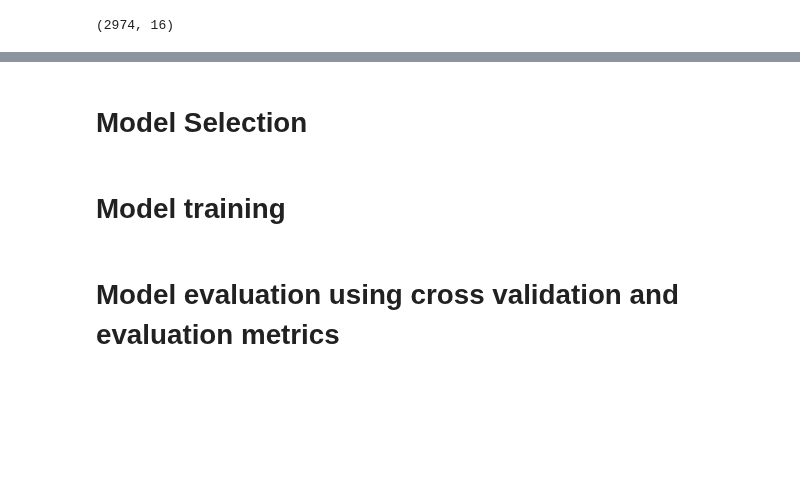
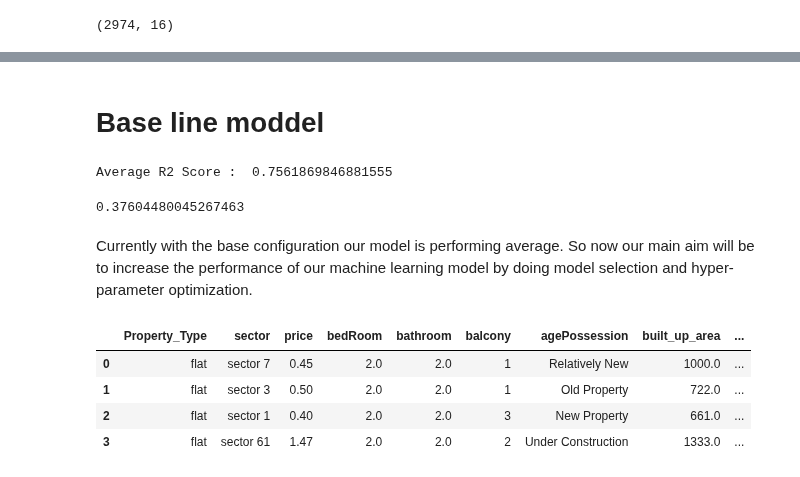
Before and after one commit to yuvraaj2002/AI_Projects, a Jupyter notebook: Find_Home.AI/Notebook_And_Dataset/Model_Building.ipynb, the cells around one changed output, grey strips where cells are left out. Cells and saved outputs as stored; diff of their text form; code cells hidden in the pictures; blank space fills up the shorter version.

Commit message:
Trained a base model and completed feature selection

```diff
--- a/Find_Home.AI/Notebook_And_Dataset/Model_Building.ipynb
+++ b/Find_Home.AI/Notebook_And_Dataset/Model_Building.ipynb
@@ -65,6 +65,9 @@ df['floor_category'] = df['floorNum'].apply(Discretize_floorNum)
 # %%
 # Removing features as they are now of no use
 df.drop(['floorNum','luxury_score'],axis=1,inplace=True)
+# %%
+# Let's save the copy of df as we will be using df for feature selection
+Original_df = df.copy()
 # %% [markdown]
 Before applying the feature selection techniques we need to make sure that all the features are numerical so for that we need to first encode the categorircal features.
 
@@ -462,3 +465,5 @@ Difference :  -0.001572318082376234
 # Dropping the features
 X_train.drop(['others','pooja room','store room','study room'],axis=1,inplace=True)
 X_test.drop(['others','pooja room','store room','study room'],axis=1,inplace=True)
+# %% [markdown]
+# Base line moddel
@@ -465 +479,21 @@ X_test.drop(['others','pooja room','store room','study room'],axis=1,inplace=Tru
+# %%
+print("Average R2 Score : ",scores.mean())
+# %% [output]
+Average R2 Score :  0.7561869846881555
+# %%
+y_pred = model.predict(X_test)
+mean_absolute_error(y_pred,y_test)
+# %% [output]
+0.37604480045267463
+# %% [markdown]
+Currently with the base configuration our model is performing average. So now our main aim will be to increase the performance of our machine learning model by doing model selection and hyper-parameter optimization.
+# %%
+Original_df.drop(['others','pooja room','store room','study room'],axis=1,inplace=True)
+Original_df.head(4)
+# %% [output]
+|  | Property_Type | sector | price | bedRoom | bathroom | balcony | agePossession | built_up_area | ... |
+| 0 | flat | sector 7 | 0.45 | 2.0 | 2.0 | 1 | Relatively New | 1000.0 | ... |
+| 1 | flat | sector 3 | 0.50 | 2.0 | 2.0 | 1 | Old Property | 722.0 | ... |
+| 2 | flat | sector 1 | 0.40 | 2.0 | 2.0 | 3 | New Property | 661.0 | ... |
+| 3 | flat | sector 61 | 1.47 | 2.0 | 2.0 | 2 | Under Construction | 1333.0 | ... |
 # %%
@@ -467,6 +500,0 @@ df.to_csv('Cleaned_datasets/Combined_CleanData_V4.csv',index=False)
-# %% [markdown]
-# Model Selection
-# %% [markdown]
-# Model training
-# %% [markdown]
-# Model evaluation using cross validation and evaluation metrics
```
Also changed, not shown: parts of 14 cells of this notebook.
